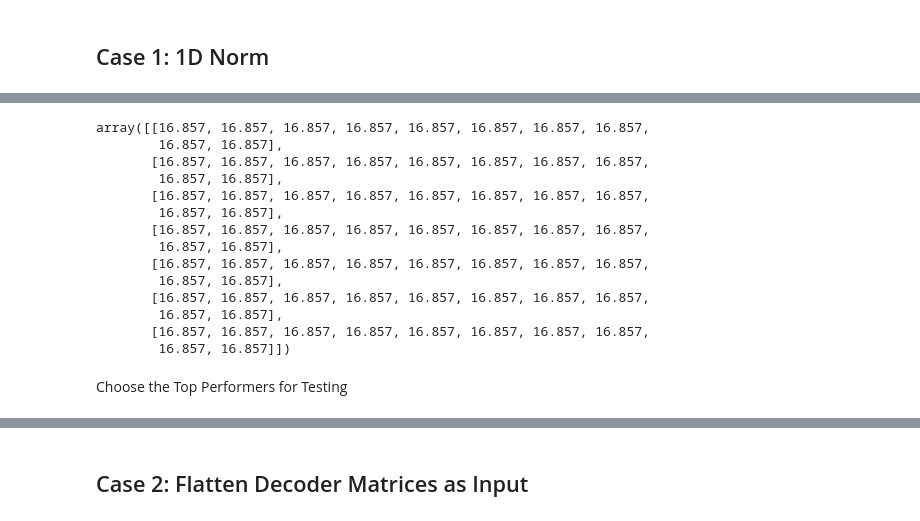
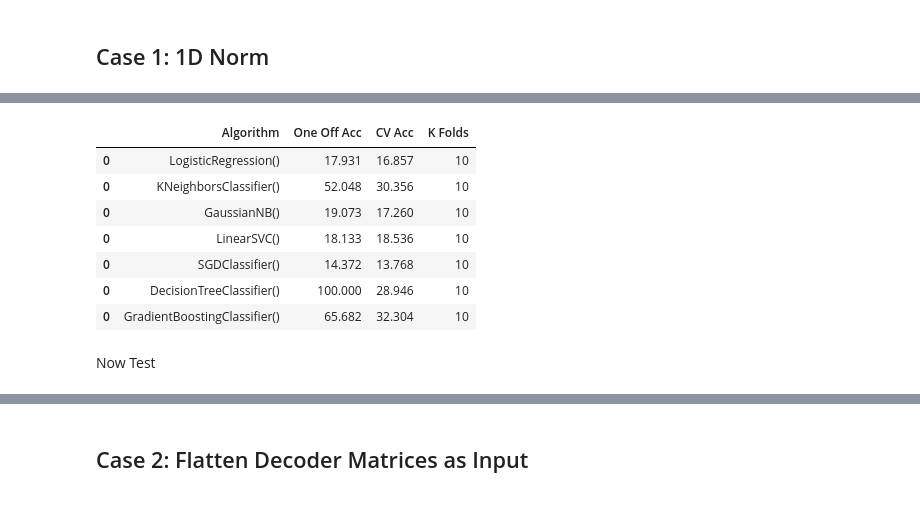
Before and after one commit to kdmalc/personalization-privacy-risk, a Jupyter notebook: 101_Initial_Privacy_Attack.ipynb, the cells around one changed output, grey strips where cells are left out. Saved outputs shown, nothing was run; the diff lists cells and outputs as text; code cells hidden in the pictures.

```diff
--- a/101_Initial_Privacy_Attack.ipynb
+++ b/101_Initial_Privacy_Attack.ipynb
@@ -42,0 +52,5 @@ update_ix = np.hstack([[0],update_ix])
+# %%
+dec_flattened_df1 = pd.DataFrame(columns=["Subject", "Condition", "Update Number", "Flattened Decoder"])
+dec_flattened_df2 = pd.DataFrame(columns=["Subject", "Condition", "Update Number", "Flattened Decoder"])
+
+dec_flattened_df1.head()
@@ -43,8 +134,14 @@ update_ix = np.hstack([[0],update_ix])
 # %%
-emg_data_df1 = pd.read_csv("emg_data1.csv")
-emg_labels_df1 = pd.read_csv("emg_labels1.csv")
-dec_norms_df1 = pd.read_csv("decoder_norms1.csv")
+t0 = time.time()
 
-emg_data_df2 = pd.read_csv("emg_data2.csv")
-emg_labels_df2 = pd.read_csv("emg_labels2.csv")
-dec_norms_df2 = pd.read_csv("decoder_norms2.csv")
+emg_data_df1 = pd.read_csv("Data\emg_data1.csv")
+emg_labels_df1 = pd.read_csv("Data\emg_labels1.csv")
+dec_norms_df1 = pd.read_csv("Data\decoder_norms1.csv")
+
+emg_data_df2 = pd.read_csv("Data\emg_data2.csv")
+emg_labels_df2 = pd.read_csv("Data\emg_labels2.csv")
+dec_norms_df2 = pd.read_csv("Data\decoder_norms2.csv")
+
+t1 = time.time()
+total = t1-t0
+print(total)
@@ -259,13 +384,3 @@ def train_model(my_model, X_train, y_train, cv, res_df, verbose=False):
 # %%
-# For repeatition, find the average
-# Do I need to add RNG? Probably...
-num_runs = 1
-
-my_models = [LogisticRegression(), KNeighborsClassifier(), GaussianNB(), LinearSVC(), SGDClassifier(), DecisionTreeClassifier(), GradientBoostingClassifier()]
-running_average_array = np.zeros((len(my_models), num_runs))
-
-for trial_num in range(num_runs):
-    print(f"Trial {trial_num} of {num_runs}")
-    for model_num, model in enumerate(my_models):
-        norm1d_res_df = train_model(model, X_train, y_train, cv, norm1d_res_df)
-        running_average_array[model_num, trial_num] = norm1d_res_df.iloc[-1, 2]
+for model_num, model in enumerate(my_models):
+    norm1d_res_df = train_model(model, X_train, y_train, cv, norm1d_res_df)
@@ -414,17 +386,0 @@ Accuracy CV 10-Fold: 17.26
-# %%
-running_average_array
-# %% [output]
-array([[16.857, 16.857, 16.857, 16.857, 16.857, 16.857, 16.857, 16.857,
-        16.857, 16.857],
-       [16.857, 16.857, 16.857, 16.857, 16.857, 16.857, 16.857, 16.857,
-        16.857, 16.857],
-       [16.857, 16.857, 16.857, 16.857, 16.857, 16.857, 16.857, 16.857,
-        16.857, 16.857],
-       [16.857, 16.857, 16.857, 16.857, 16.857, 16.857, 16.857, 16.857,
-        16.857, 16.857],
-       [16.857, 16.857, 16.857, 16.857, 16.857, 16.857, 16.857, 16.857,
-        16.857, 16.857],
-       [16.857, 16.857, 16.857, 16.857, 16.857, 16.857, 16.857, 16.857,
-        16.857, 16.857],
-       [16.857, 16.857, 16.857, 16.857, 16.857, 16.857, 16.857, 16.857,
-        16.857, 16.857]])
@@ -435,4 +387,13 @@ array([[16.857, 16.857, 16.857, 16.857, 16.857, 16.857, 16.857, 16.857,
 # %%
-#res_df.head(100)
+norm1d_res_df.head(100)
+# %% [output]
+|  | Algorithm | One Off Acc | CV Acc | K Folds |
+| 0 | LogisticRegression() | 17.931 | 16.857 | 10 |
+| 0 | KNeighborsClassifier() | 52.048 | 30.356 | 10 |
+| 0 | GaussianNB() | 19.073 | 17.260 | 10 |
+| 0 | LinearSVC() | 18.133 | 18.536 | 10 |
+| 0 | SGDClassifier() | 14.372 | 13.768 | 10 |
+| 0 | DecisionTreeClassifier() | 100.000 | 28.946 | 10 |
+| 0 | GradientBoostingClassifier() | 65.682 | 32.304 | 10 |
 # %% [markdown]
-Choose the Top Performers for Testing
+Now Test
```
Also changed, not shown: parts of 50 cells of this notebook, 2 other files.
